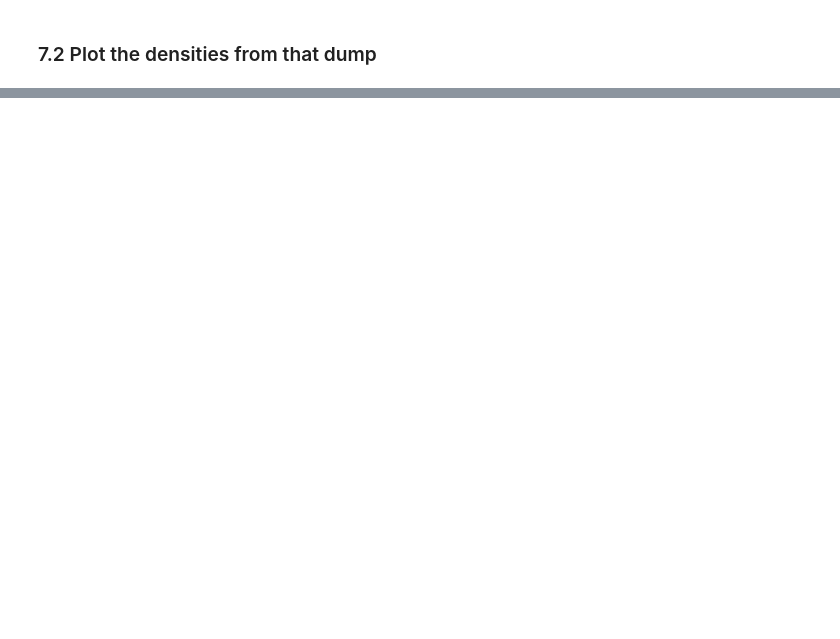
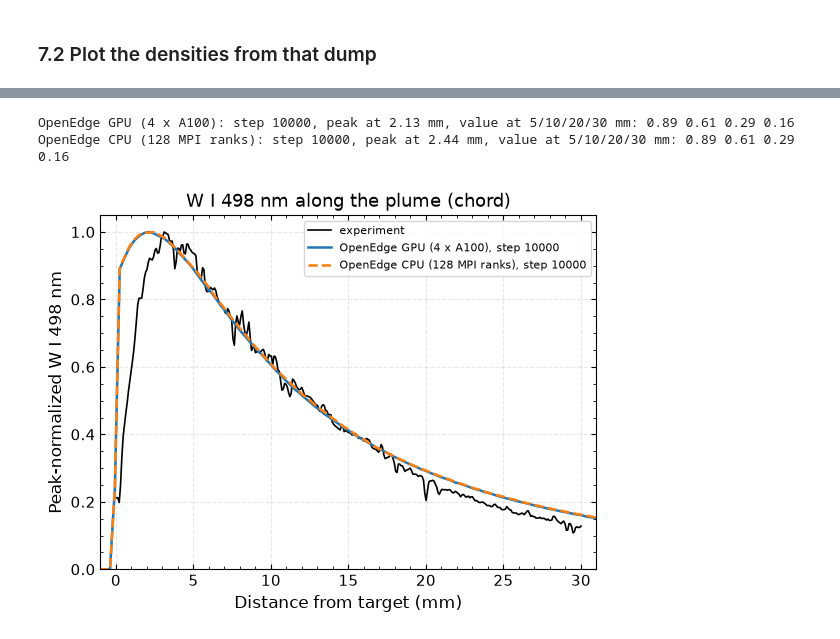
Before and after one commit to ORNL-Fusion/OpenEdge, a Jupyter notebook: examples/workflows/impurity_transport/rfpie_tungsten_transport/scripts/analysis.ipynb, the cells around one changed output, grey strips where cells are left out. Saved outputs shown, nothing was run; the diff lists cells and outputs as text; code cells hidden in the pictures; blank space fills up the shorter version.

```diff
--- a/examples/workflows/impurity_transport/rfpie_tungsten_transport/scripts/analysis.ipynb
+++ b/examples/workflows/impurity_transport/rfpie_tungsten_transport/scripts/analysis.ipynb
@@ -543,0 +553,48 @@ latest particle frame step=30000; markers=1220730; pweight charge fractions=[3.6
+# %%
+import sys, importlib
+sys.path.insert(0, str(case/'scripts'))
+import wi498_compare as wc; importlib.reload(wc)
+
+# production runs: runs/<name> symlinks made by scripts/run_{gpu,cpu}_perlmutter.sbatch
+# (fallback: the scratch location, then results/<name> which holds only the screens/logs
+#  -> performance table works, profiles need the dumps)
+def find_run(name):
+    for cand in (case/'runs'/name, Path('/pscratch/sd/d/diawa/openedge-runs/rfpie_fix')/name, case/'results'/name):
+        if cand.is_dir(): return cand/'output'
+    return case/'runs'/name/'output'
+RUNS = {
+    'OpenEdge GPU (4 x A100)':      find_run('gpu_zramp_hi'),
+    'OpenEdge CPU (128 MPI ranks)': find_run('cpu_zramp_hi'),
+}
+# z-ramped ne: input/plasma_he_zramp.h5 from scripts/build_plasma_zramp.py
+# (ne = ne_LP at the target face rising to 2 x ne_LP aloft, e-folding 3 mm; Te unchanged)
+PROFILE = 'chord'      # 'chord' | 'axis' | 'dens'
+exp = np.loadtxt(case/'input/experiment_wi498_axial_digitized.csv', delimiter=',')
+
+fig, ax = plt.subplots(figsize=(6.4, 4.6))
+ax.plot(exp[:,0], exp[:,1], 'k-', lw=1.2, label='experiment')
+styles = ['-', '--', '-.', ':']
+results = {}
+saved = wc.load_profiles(case/'results/wi498_profiles.csv') if (case/'results/wi498_profiles.csv').exists() else {}
+for i, (label, rundir) in enumerate(RUNS.items()):
+    if rundir.exists() and list(rundir.glob('rfpie_w_density.*.dump')):
+        P = wc.profiles(rundir, wc.plasma_file_for(rundir), summary, last_n=3)
+    elif label in saved:
+        P = saved[label]; print('no dumps, using results/wi498_profiles.csv:', label)
+    else:
+        print('skip (no dumps, no saved profile):', label, rundir); continue
+    results[label] = P
+    ax.plot(P['dist_mm'], P[PROFILE], styles[i % 4], lw=1.8, label=f"{label}, step {P['step']}")
+    print(f"{label}: step {P['step']}, peak at {P['dist_mm'][P[PROFILE].argmax()]:.2f} mm, "
+          + 'value at 5/10/20/30 mm: ' + ' '.join('%.2f' % np.interp(v, P['dist_mm'], P[PROFILE]) for v in (5, 10, 20, 30)))
+if results and all(RUNS[l].exists() for l in results):
+    (case/'results').mkdir(exist_ok=True); wc.save_profiles(results, case/'results/wi498_profiles.csv')
+ax.set(xlim=(-1, 31), ylim=(0, 1.05), xlabel='Distance from target (mm)', ylabel='Peak-normalized W I 498 nm',
+       title=f'W I 498 nm along the plume ({PROFILE})')
+ax.legend(fontsize=8); style_fig(fig)
+fig.savefig(case/'output/wi498_gpu_cpu_experiment.png', dpi=150, bbox_inches='tight')
+plt.show()
+# %% [output]
+OpenEdge GPU (4 x A100): step 10000, peak at 2.13 mm, value at 5/10/20/30 mm: 0.89 0.61 0.29 0.16
+OpenEdge CPU (128 MPI ranks): step 10000, peak at 2.44 mm, value at 5/10/20/30 mm: 0.89 0.61 0.29 0.16
+[figure, added]
```
Also changed, not shown: parts of 11 cells of this notebook, 17 other files.
